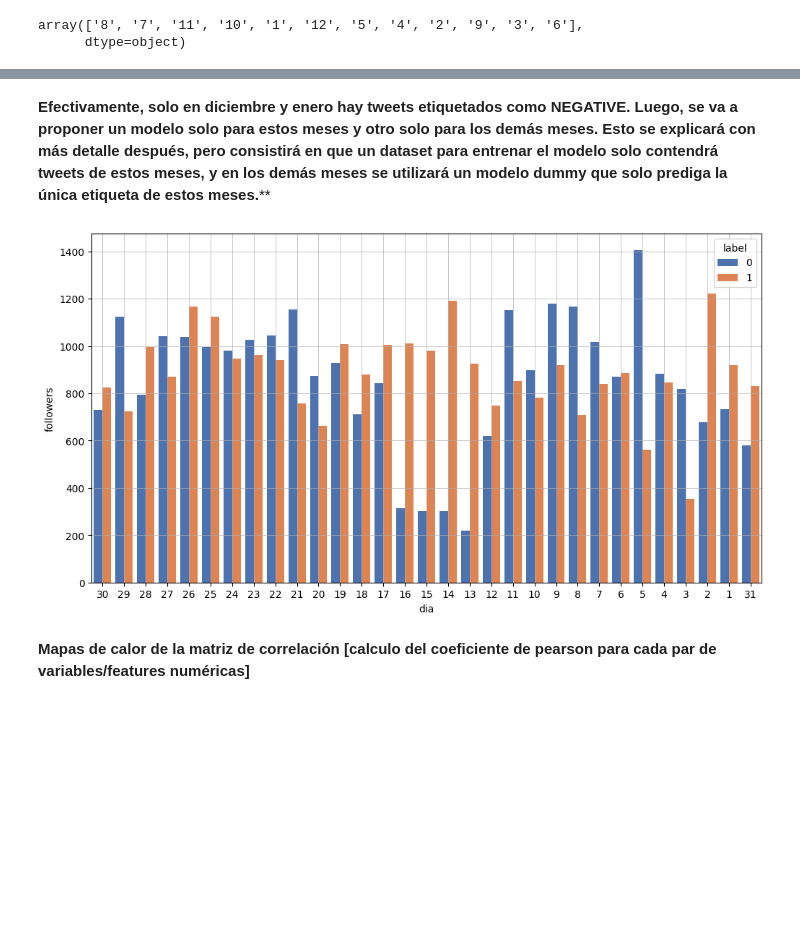
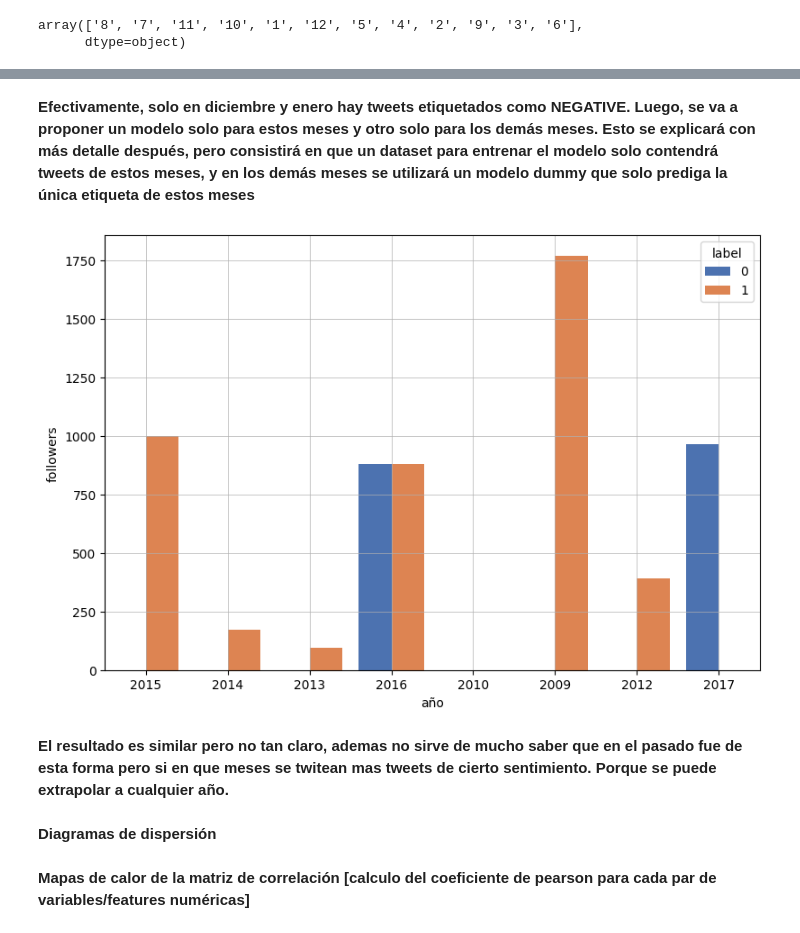
Before and after one commit to kokeitor/Twitter-Mental-Health-Classification, a Jupyter notebook: tw_classification_kaggle.ipynb, the cells around one changed output, grey strips where cells are left out. Cells and saved outputs as stored; diff of their text form; code cells hidden in the pictures; blank space fills up the shorter version.

```diff
--- a/tw_classification_kaggle.ipynb
+++ b/tw_classification_kaggle.ipynb
@@ -437,20 +410,25 @@ NameError: name 'df_solo_jan_dec' is not defined
 # %% [markdown]
-**Efectivamente, solo en diciembre y enero hay tweets etiquetados como NEGATIVE. Luego, se va a proponer un modelo solo para estos meses y otro solo para los demás meses. Esto se explicará con más detalle después, pero consistirá en que un dataset para entrenar el modelo solo contendrá tweets de estos meses, y en los demás meses se utilizará un modelo dummy que solo prediga la única etiqueta de estos meses.****
+**Efectivamente, solo en diciembre y enero hay tweets etiquetados como NEGATIVE. Luego, se va a proponer un modelo solo para estos meses y otro solo para los demás meses. Esto se explicará con más detalle después, pero consistirá en que un dataset para entrenar el modelo solo contendrá tweets de estos meses, y en los demás meses se utilizará un modelo dummy que solo prediga la única etiqueta de estos meses**
 # %%
 # Diagramas de barras combinados
+# Miramos si tambien sucede para el año del post del tweet al igual que con el mes
 tw_eda.plot_combined_bar(
                                 layout = 'constrained',
-                                fig_x_size = 10,
+                                fig_x_size = 8,
                                 fig_cols = 1,
                                 value_feature =  'followers',
-                                target_feature = 'dia',
+                                target_feature = 'año',
                                 max_categories = 10,
                                 divide_feature = "label",
                                 errorbar = None,
                                 estimator = np.mean, # Estimator puede ser un callable (es decir funcion) np.mean, np.sum o 'sum', ... funciones de numpy que se apliquen a un vector
                                                     # np.mean te hace la media de todo el vestor y te la plotea en el eje y
                                                     # np.sum te suma todo el vector y te lo plotea en el eje y
                                 color = 0,
                                 )
 # %% [output]
-[figure, old version]
+[figure, new version]
+# %% [markdown]
+**El resultado es similar pero no tan claro, ademas no sirve de mucho saber que en el pasado fue de esta forma pero si en que meses se twitean mas tweets de cierto sentimiento. Porque se puede extrapolar a cualquier año.**
+# %% [markdown]
+**Diagramas de dispersión**
```
Also changed, not shown: parts of 125 cells of this notebook, 3 other files.
